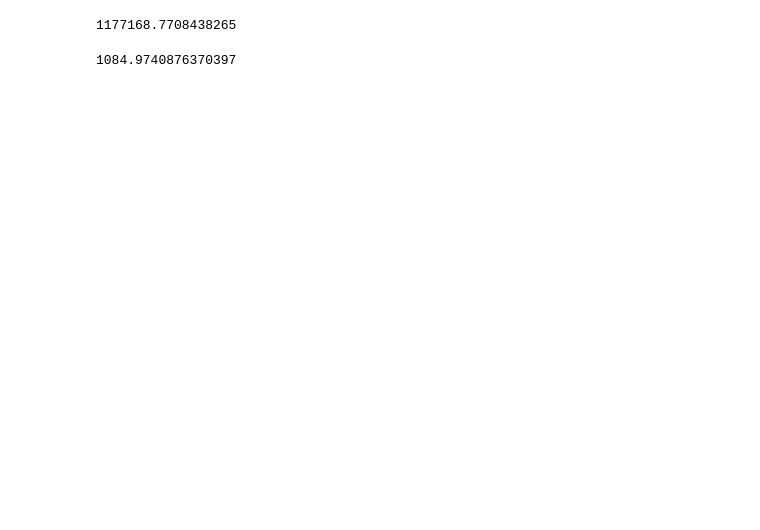
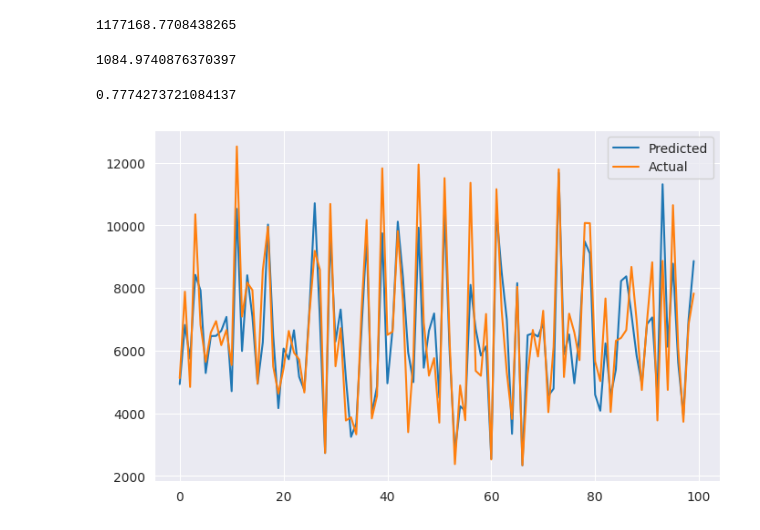
Before and after one commit to diptiranjan1998/Regression-Analysis-on-Retail-Sales-Prediction, a Jupyter notebook: Retail_sales_prediction.ipynb, the cells around one changed output. Drawn from its saved outputs; the diff is of its cells as text; code cells hidden in the pictures; blank space fills up the shorter version.

```diff
--- a/Retail_sales_prediction.ipynb
+++ b/Retail_sales_prediction.ipynb
@@ -885,3 +905,17 @@ mean_squared_error(y_test, y_pred_test)
 math.sqrt(mean_squared_error(y_test, y_pred_test))
 # %% [output]
 1084.9740876370397
+# %%
+# r2 score for testing data
+r2_score(y_test, y_pred_test)
+# %% [output]
+0.7774273721084137
+# %%
+# Plotting 100 Predicted and Actual test data on a same plane.
+plt.figure(figsize=(8,5))
+plt.plot(y_pred_test[:100])
+plt.plot(np.array(y_test[:100]))
+plt.legend(["Predicted","Actual"])
+plt.show()
+# %% [output]
+[figure, added]
```
Also changed, not shown: parts of 10 cells of this notebook.
